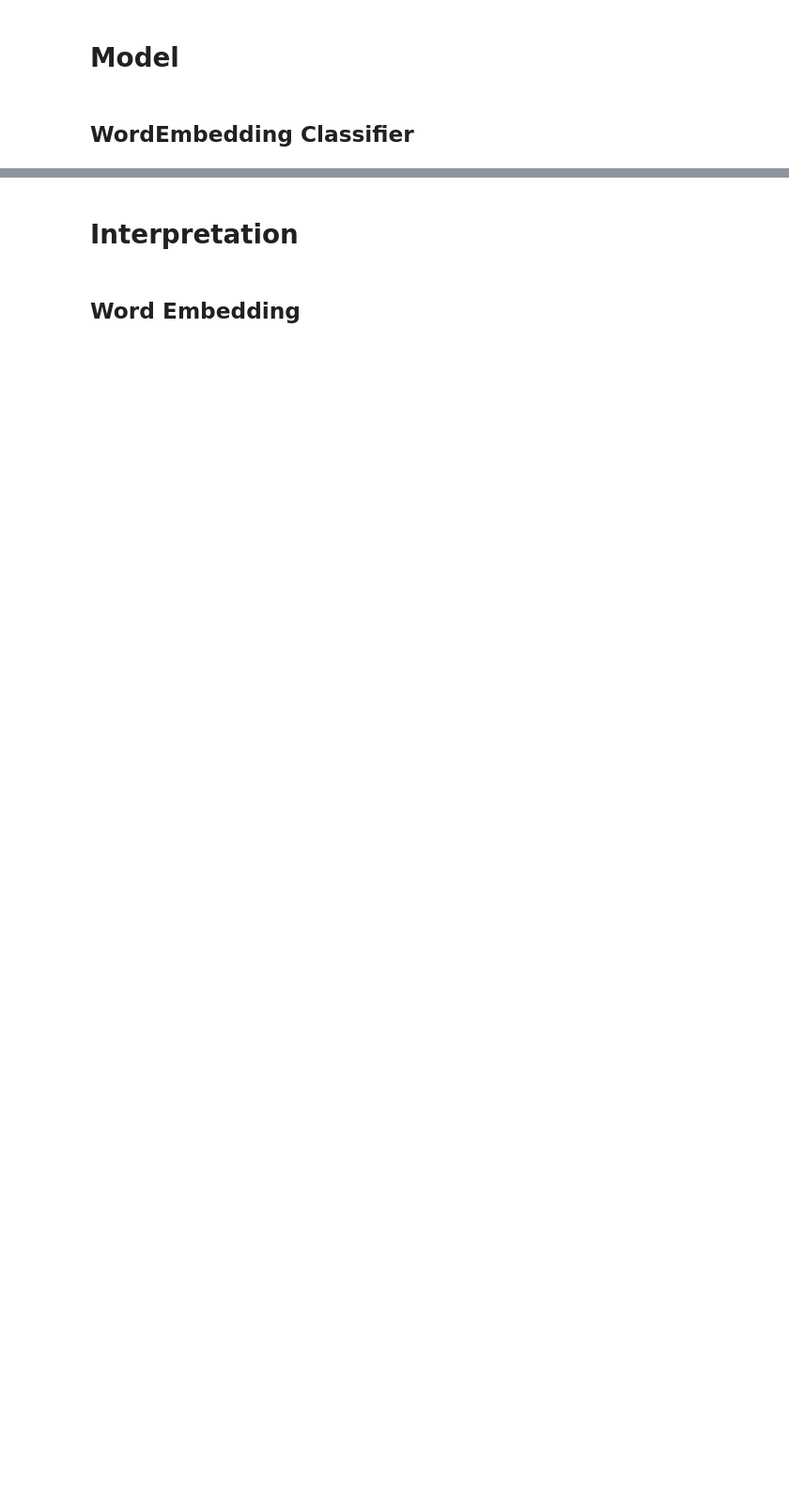
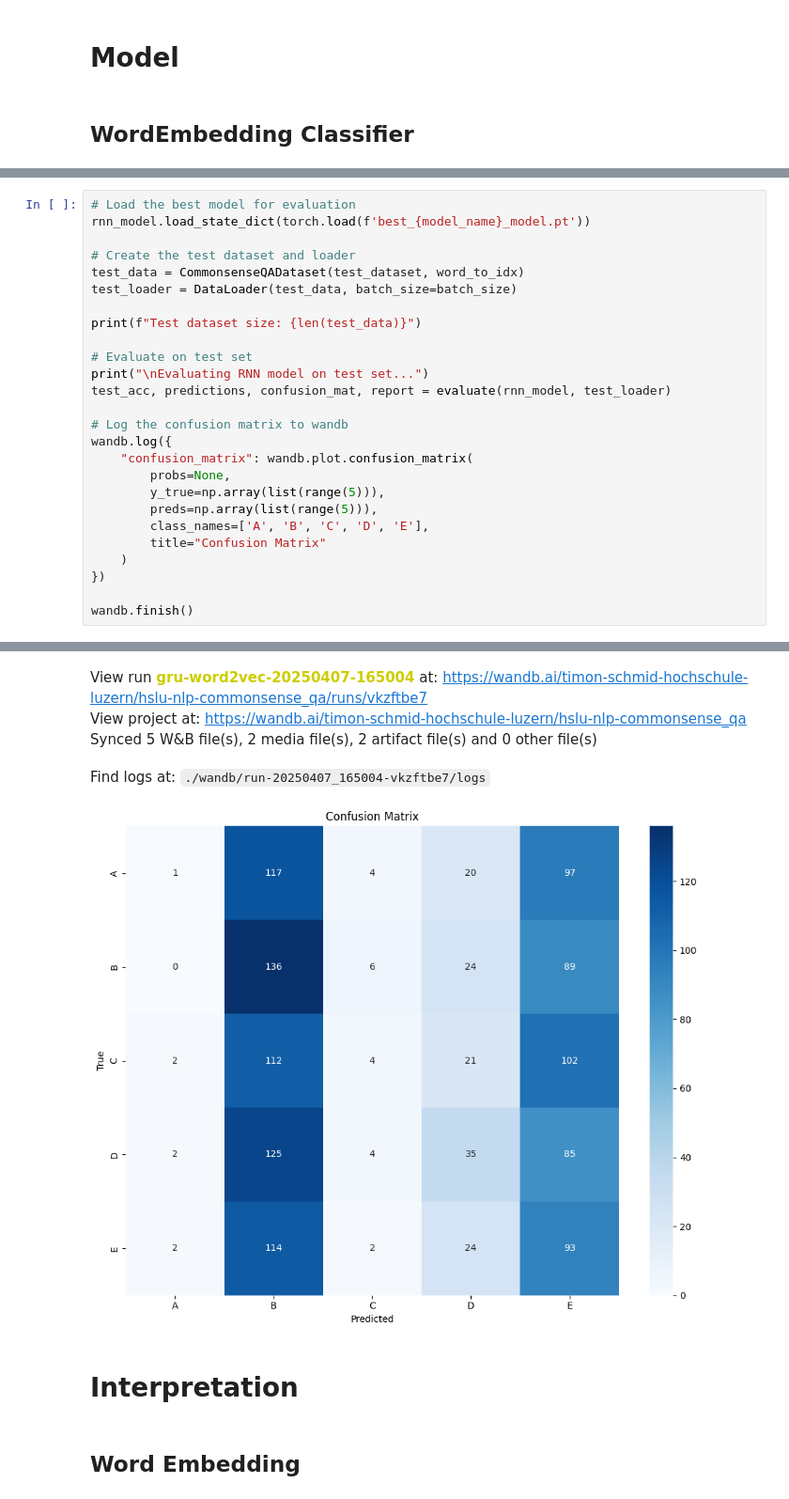
Before and after one commit to xXTime-OnXx/hslu-fs25, a Jupyter notebook: nlp/project_1/commonsense_qa.ipynb, the cells around one changed output, grey strips where cells are left out. Shown: that part at 94% size. Drawn from its saved outputs; the diff is of its cells as text; blank space fills up the shorter version.

```diff
--- a/nlp/project_1/commonsense_qa.ipynb
+++ b/nlp/project_1/commonsense_qa.ipynb
@@ -86,0 +775,27 @@ class WordEmbeddingClassifier(nn.Module):
+# %%
+# Load the best model for evaluation
+rnn_model.load_state_dict(torch.load(f'best_{model_name}_model.pt'))
+
+# Create the test dataset and loader
+test_data = CommonsenseQADataset(test_dataset, word_to_idx)
+test_loader = DataLoader(test_data, batch_size=batch_size)
+
+print(f"Test dataset size: {len(test_data)}")
+
+# Evaluate on test set
+print("\nEvaluating RNN model on test set...")
+test_acc, predictions, confusion_mat, report = evaluate(rnn_model, test_loader)
+
+# Log the confusion matrix to wandb
+wandb.log({
+    "confusion_matrix": wandb.plot.confusion_matrix(
+        probs=None,
+        y_true=np.array(list(range(5))),
+        preds=np.array(list(range(5))),
+        class_names=['A', 'B', 'C', 'D', 'E'],
+        title="Confusion Matrix"
+    )
+})
+
+wandb.finish()
+# %% [output]
@@ -87,3 +834,8 @@ class WordEmbeddingClassifier(nn.Module):
+View run gru-word2vec-20250407-165004 at: https://wandb.ai/timon-schmid-hochschule-luzern/hslu-nlp-commonsense_qa/runs/vkzftbe7
+View project at: https://wandb.ai/timon-schmid-hochschule-luzern/hslu-nlp-commonsense_qa
+Synced 5 W&B file(s), 2 media file(s), 2 artifact file(s) and 0 other file(s)
+Find logs at: ./wandb/run-20250407_165004-vkzftbe7/logs
+[figure, added]
 # %% [markdown]
 # Interpretation
 # %% [markdown]
```
Also changed, not shown: parts of 49 cells of this notebook.
